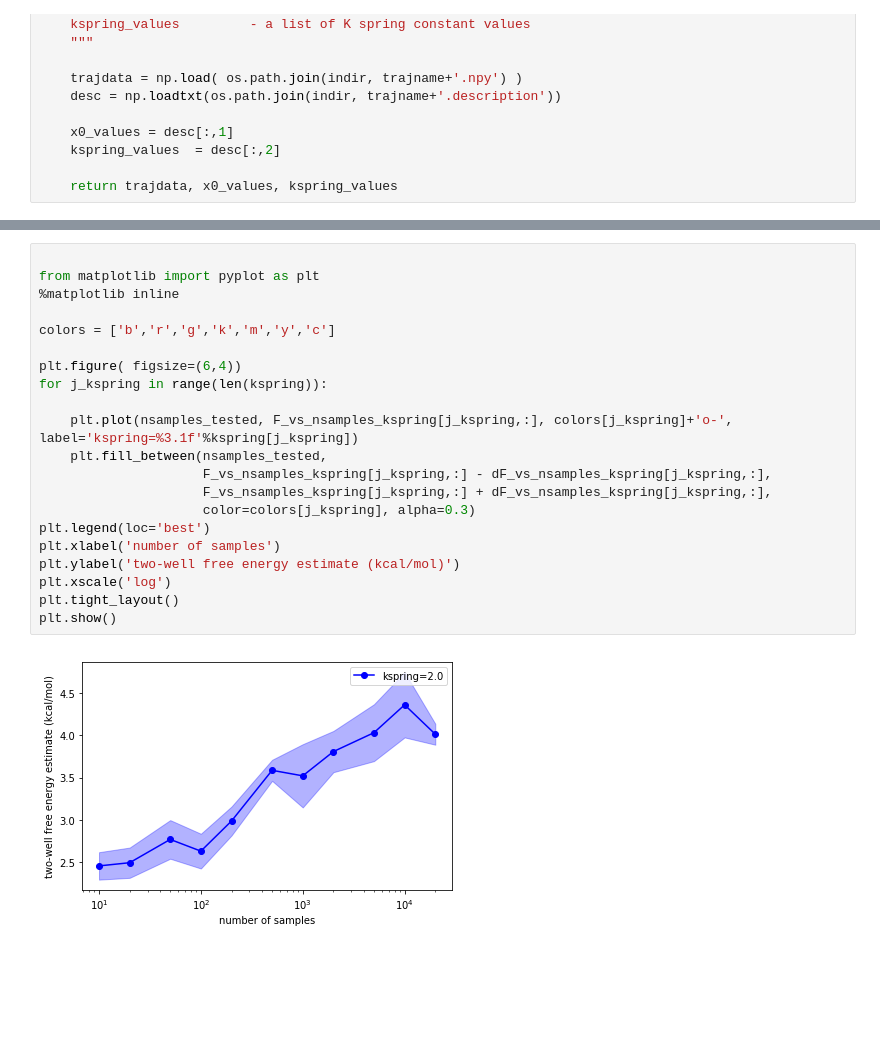
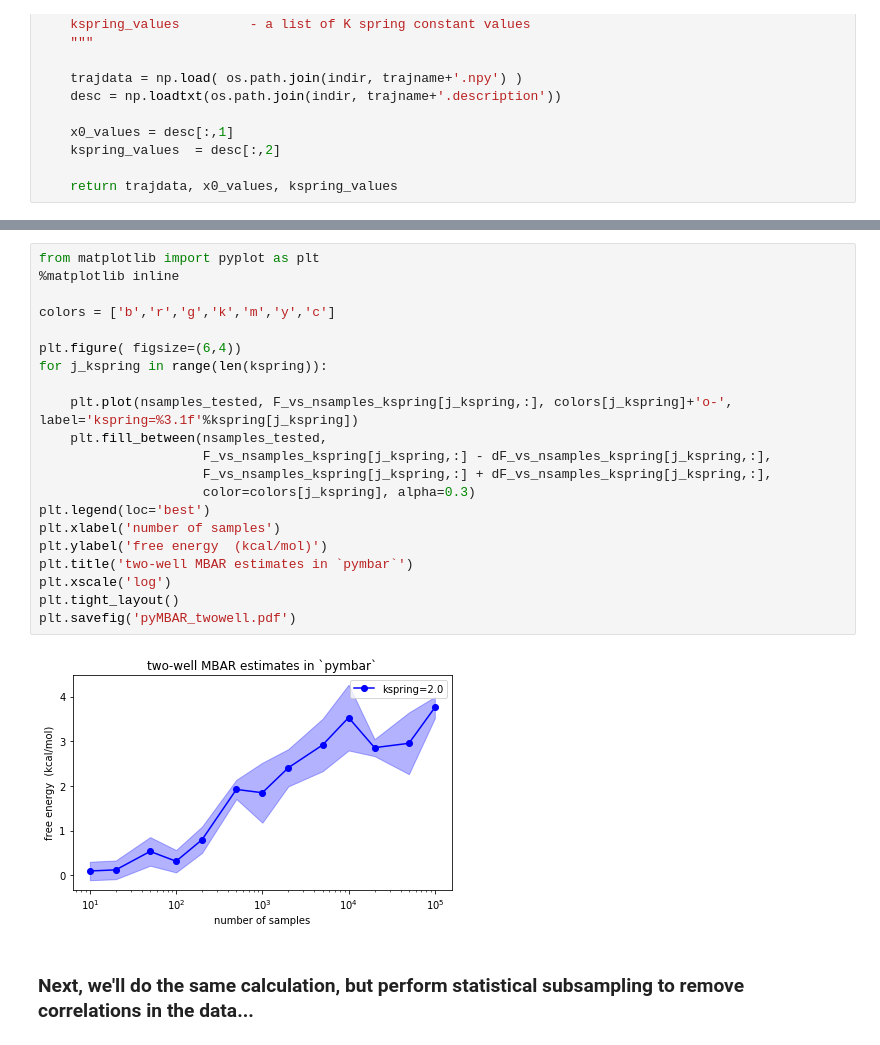
Before and after one commit to vvoelz/free-energy-msm-estimators, a Jupyter notebook: examples/two-well/MBAR estimation.ipynb, the cells around one changed output, grey strips where cells are left out. Cells and saved outputs as stored; diff of their text form; blank space fills up the shorter version.

Commit message:
Fixed problem with MBAR, now matches pyemma

```diff
--- a/examples/two-well/MBAR estimation.ipynb
+++ b/examples/two-well/MBAR estimation.ipynb
@@ -180,23 +206,25 @@ dF_vs_nsamples_kspring [[0.16188831 0.17863068 0.22766403 0.20499204 0.17076454
 # %%
-
 from matplotlib import pyplot as plt
 %matplotlib inline
 
 colors = ['b','r','g','k','m','y','c']
 
 plt.figure( figsize=(6,4))
 for j_kspring in range(len(kspring)):
 
     plt.plot(nsamples_tested, F_vs_nsamples_kspring[j_kspring,:], colors[j_kspring]+'o-', label='kspring=%3.1f'%kspring[j_kspring])
     plt.fill_between(nsamples_tested,
                      F_vs_nsamples_kspring[j_kspring,:] - dF_vs_nsamples_kspring[j_kspring,:],
                      F_vs_nsamples_kspring[j_kspring,:] + dF_vs_nsamples_kspring[j_kspring,:],
                      color=colors[j_kspring], alpha=0.3)
 plt.legend(loc='best')
 plt.xlabel('number of samples')
-plt.ylabel('two-well free energy estimate (kcal/mol)')
+plt.ylabel('free energy  (kcal/mol)')
+plt.title('two-well MBAR estimates in `pymbar`')
 plt.xscale('log')
 plt.tight_layout()
-plt.show()
+plt.savefig('pyMBAR_twowell.pdf')
 # %% [output]
-[figure, old version]
+[figure, new version]
+# %% [markdown]
+### Next, we'll do the same calculation, but perform statistical subsampling to remove correlations in the data...
```
Also changed, not shown: parts of 3 cells of this notebook.
